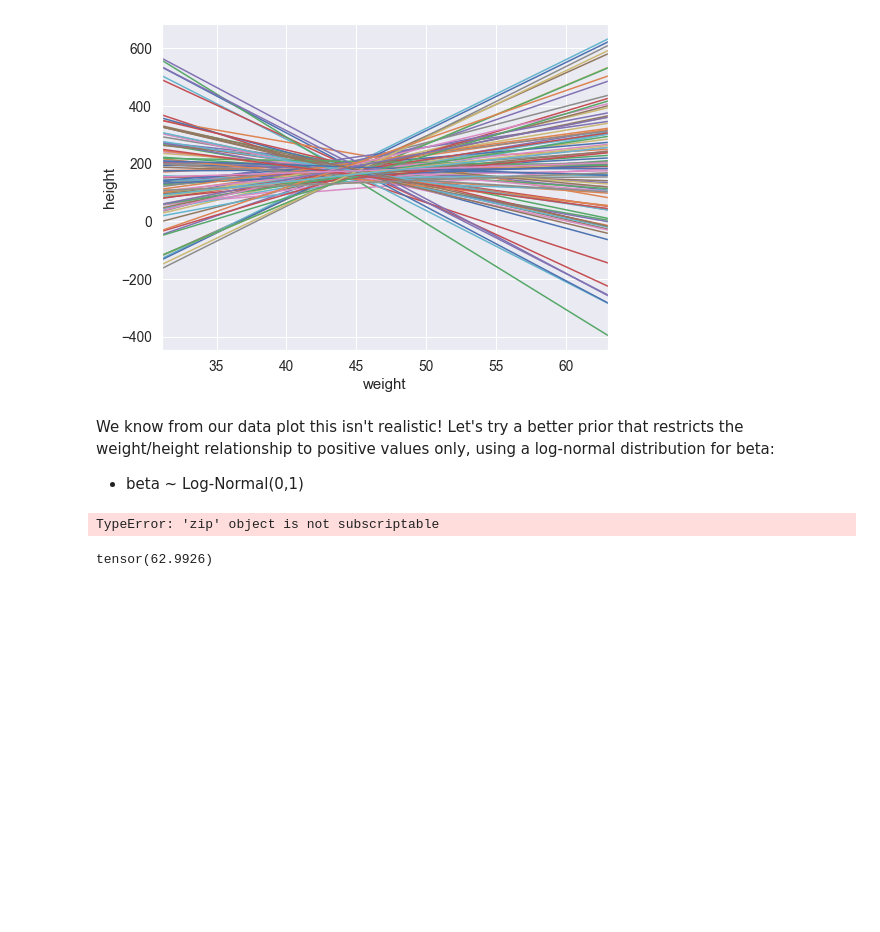
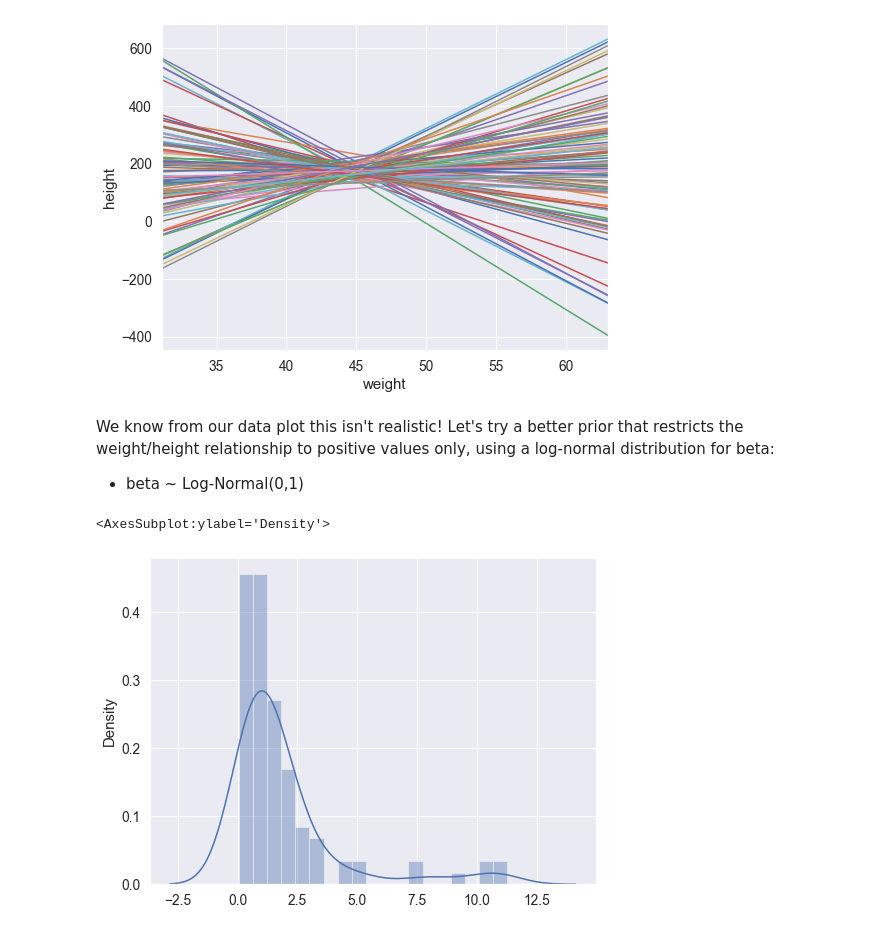
Before and after one commit to tobyrmanders/statistical-rethinking, a Jupyter notebook: Rachel Ch4 notes and examples.ipynb, the cells around one changed output. Drawn from its saved outputs; the diff is of its cells as text; code cells hidden in the pictures; blank space fills up the shorter version.

```diff
--- a/Rachel Ch4 notes and examples.ipynb
+++ b/Rachel Ch4 notes and examples.ipynb
@@ -339,10 +339,9 @@ We know from our data plot this isn't realistic!  Let's try a better prior that
 # %%
 torch.manual_seed(100)
 a = dist.Normal(178, 20).sample(torch.Size([100]))
-b = dist.Normal(0, 10).sample(torch.Size([100]))
+b = dist.Normal(0, 1).sample(torch.Size([100])).exp()
-# %% [output]
-TypeError: 'zip' object is not subscriptable
-# %%
-max(weight)
-# %% [output]
-tensor(62.9926)
+# %%
+sns.distplot(b)
+# %% [output]
+<AxesSubplot:ylabel='Density'>
+[figure, added]
```
Also changed, not shown: parts of 10 cells of this notebook, 2 other files.
